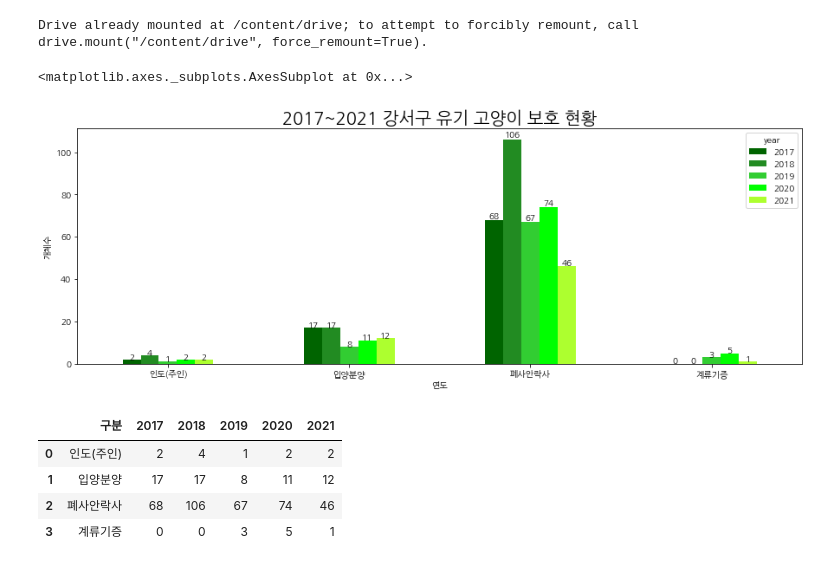
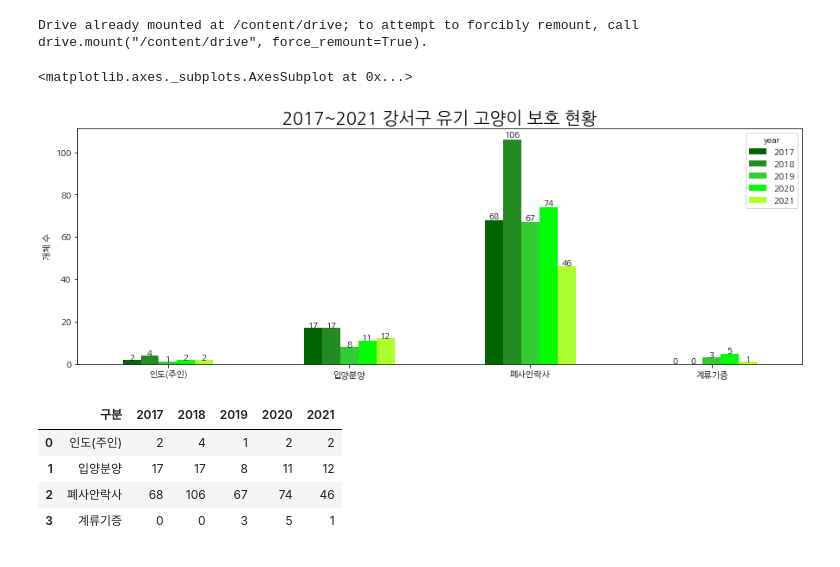
Before and after one commit to kimhaerim/Gangseo_BigData, a Jupyter notebook: 3. 강서구의 고양이 개체 조절 및 TNR 사업 현황/고양이_안락사_현황.ipynb, the cells around one changed output. Saved outputs shown, nothing was run; the diff lists cells and outputs as text; code cells hidden in the pictures.

```diff
--- a/3. 강서구의 고양이 개체 조절 및 TNR 사업 현황/고양이_안락사_현황.ipynb
+++ b/3. 강서구의 고양이 개체 조절 및 TNR 사업 현황/고양이_안락사_현황.ipynb
@@ -22,25 +22,24 @@ plt.rc('font', family='NanumGothic') #나눔고딕 폰트 설정
 # %%
 df = pd.read_csv('/content/drive/MyDrive/강서구 공공데이터/Data/강서구 유기동물보호현황_고양이_2017-2021.csv', encoding='utf-8')
 df = df.set_index('year')
 df = df.transpose() # 행열전환
 
 df = df.iloc[:,[0,1,2,3,4]]
 
 colors = ['darkgreen','forestgreen','limegreen','lime','greenyellow']
 df = df.plot(kind='bar', figsize=(15,5), rot=0, color=colors)
 plt.title("2017~2021 강서구 유기 고양이 보호 현황", fontsize=20)
 
 for p in df.patches: #막대그래프 개수만큼 반복
     left, bottom, width, height = p.get_bbox().bounds
     df.annotate("%.0f" %(height), (left+width/2, height*1.01), ha='center') #값 표시
 
-plt.xlabel('연도')
-plt.ylabel('')
+plt.ylabel('개체 수')
 
 df
 # %% [output]
 <matplotlib.axes._subplots.AxesSubplot at 0x...>
-[figure, old version]
+[figure, new version]
 # %%
 df = pd.read_csv('/content/drive/MyDrive/강서구 공공데이터/Data/강서구 유기동물보호현황_고양이_2017-2021(전처리).csv', encoding='utf-8')
 #df = df.set_index('year')
```
